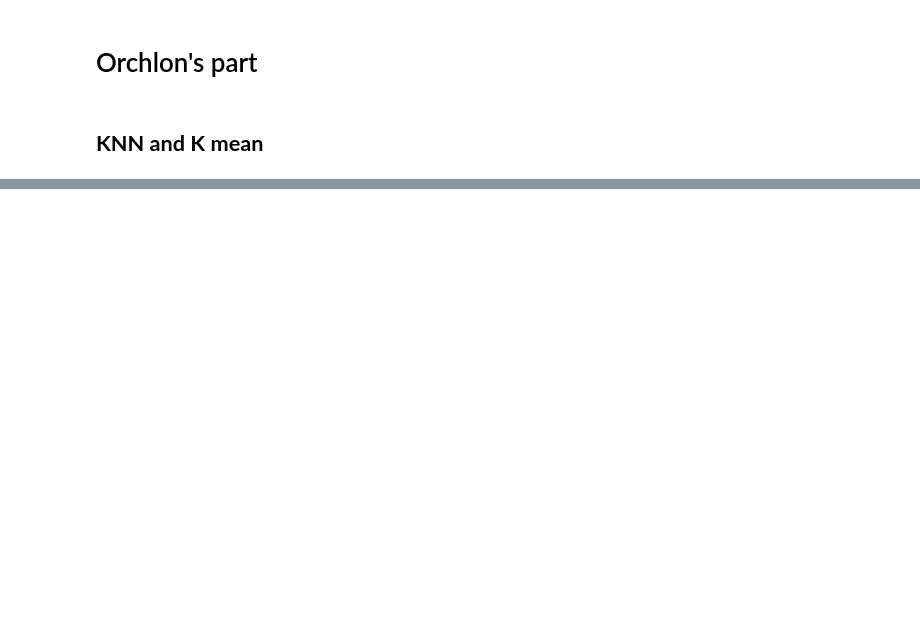
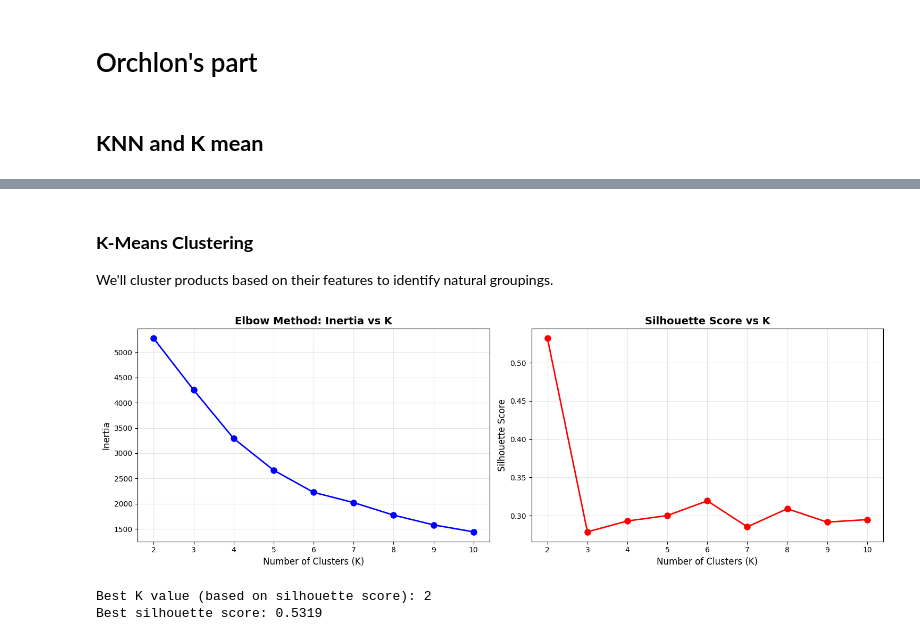
Before and after one commit to orchlonn/group-7, a Jupyter notebook: orchlon.ipynb, the cells around one changed output, grey strips where cells are left out. Drawn from its saved outputs; the diff is of its cells as text; code cells hidden in the pictures; blank space fills up the shorter version.

Commit message:
knn and k mean

```diff
--- a/orchlon.ipynb
+++ b/orchlon.ipynb
@@ -16,0 +215,54 @@ amazon_df.head()
+# %% [markdown]
+### **K-Means Clustering**
+
+We'll cluster products based on their features to identify natural groupings.
+# %%
+# Prepare data for K-Means
+X_kmeans = df_model[['discounted_price_clean', 'actual_price_clean',
+                     'discount_percentage_clean', 'rating', 'rating_count']]
+
+# Scale the features
+scaler_kmeans = StandardScaler()
+X_kmeans_scaled = scaler_kmeans.fit_transform(X_kmeans)
+
+# Elbow Method to find optimal number of clusters
+inertias = []
+silhouette_scores = []
+K_range = range(2, 11)
+
+for k in K_range:
+    kmeans = KMeans(n_clusters=k, random_state=42, n_init=10)
+    kmeans.fit(X_kmeans_scaled)
+    inertias.append(kmeans.inertia_)
+    silhouette_scores.append(silhouette_score(X_kmeans_scaled, kmeans.labels_))
+
+# Plot Elbow Curve
+fig, (ax1, ax2) = plt.subplots(1, 2, figsize=(15, 5))
+
+# Inertia plot
+ax1.plot(K_range, inertias, 'bo-', linewidth=2, markersize=8)
+ax1.set_xlabel('Number of Clusters (K)', fontsize=12)
+ax1.set_ylabel('Inertia', fontsize=12)
+ax1.set_title('Elbow Method: Inertia vs K', fontsize=14, fontweight='bold')
+ax1.grid(True, alpha=0.3)
+ax1.set_xticks(K_range)
+
+# Silhouette score plot
+ax2.plot(K_range, silhouette_scores, 'ro-', linewidth=2, markersize=8)
+ax2.set_xlabel('Number of Clusters (K)', fontsize=12)
+ax2.set_ylabel('Silhouette Score', fontsize=12)
+ax2.set_title('Silhouette Score vs K', fontsize=14, fontweight='bold')
+ax2.grid(True, alpha=0.3)
+ax2.set_xticks(K_range)
+
+plt.tight_layout()
+plt.show()
+
+# Find best K based on silhouette score
+best_k_kmeans = K_range[silhouette_scores.index(max(silhouette_scores))]
+print(f"Best K value (based on silhouette score): {best_k_kmeans}")
+print(f"Best silhouette score: {max(silhouette_scores):.4f}")
+# %% [output]
+[figure, added]
+Best K value (based on silhouette score): 2
+Best silhouette score: 0.5319
```
Also changed, not shown: parts of 12 cells of this notebook.
